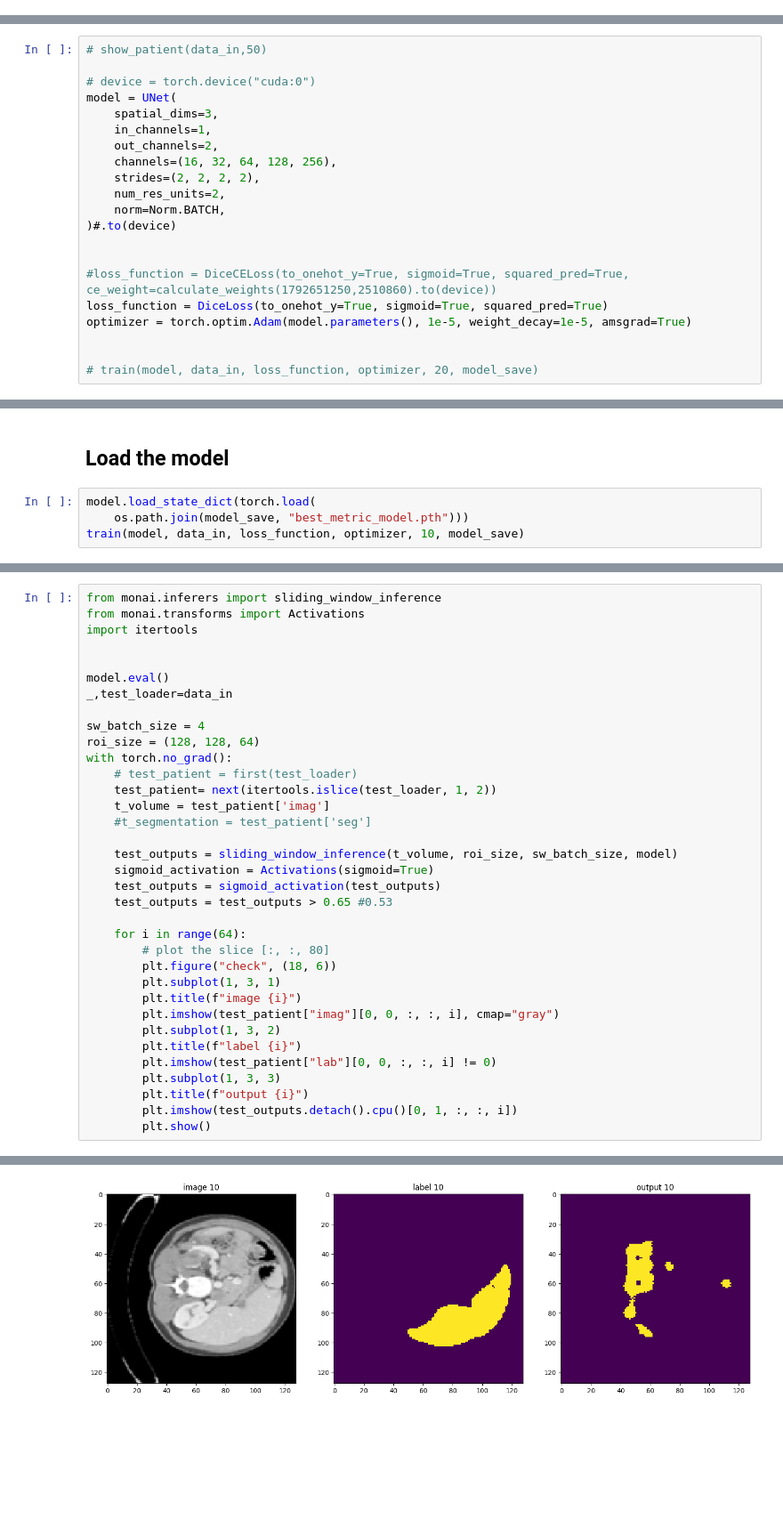
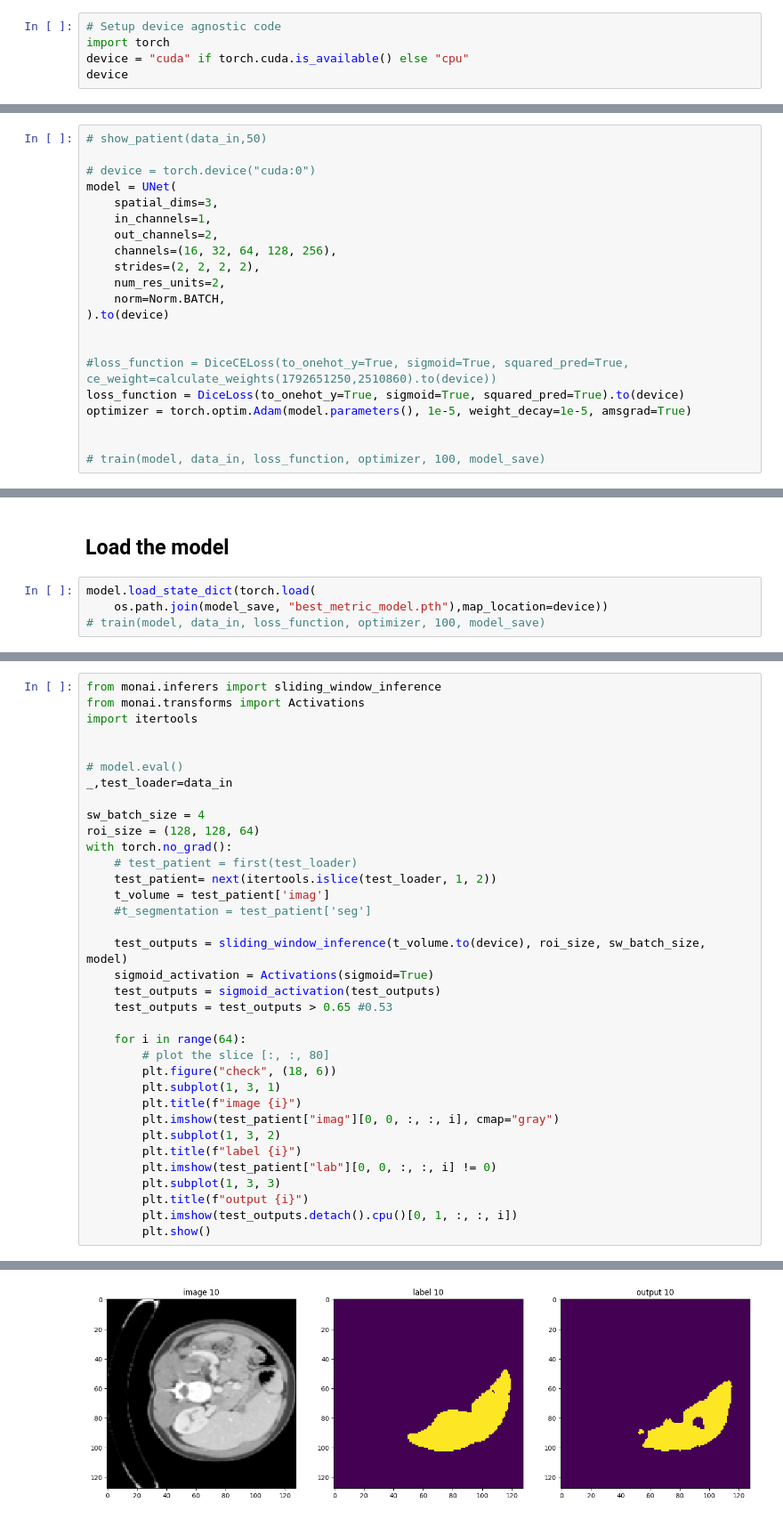
Before and after one commit to Bikash9841/Liver-Segmentation-On-MRI-Images-Using-Monai, a Jupyter notebook: Liver_Segmentation_On_MRI_Images_using_Monai.ipynb, the cells around one changed output, grey strips where cells are left out. Shown at 89% size. Drawn from its saved outputs; the diff is of its cells as text; blank space fills up the shorter version.

```diff
--- a/Liver_Segmentation_On_MRI_Images_using_Monai.ipynb
+++ b/Liver_Segmentation_On_MRI_Images_using_Monai.ipynb
@@ -21,3 +21,8 @@ Requirement already satisfied: packaging>=17.0 in /usr/local/lib/python3.10/dist
 Requirement already satisfied: setuptools in /usr/local/lib/python3.10/dist-packages (from nibabel->dicom2nifti) (67.7.2)
 Installing collected packages: python-gdcm, pydicom, dicom2nifti
 Successfully installed dicom2nifti-2.4.10 pydicom-2.4.4 python-gdcm-3.0.23.1
+# %%
+# Setup device agnostic code
+import torch
+device = "cuda" if torch.cuda.is_available() else "cpu"
+device
@@ -388,15 +399,15 @@ model = UNet(
     strides=(2, 2, 2, 2),
     num_res_units=2,
     norm=Norm.BATCH,
-)#.to(device)
+).to(device)
 
 
 #loss_function = DiceCELoss(to_onehot_y=True, sigmoid=True, squared_pred=True, ce_weight=calculate_weights(1792651250,2510860).to(device))
-loss_function = DiceLoss(to_onehot_y=True, sigmoid=True, squared_pred=True)
+loss_function = DiceLoss(to_onehot_y=True, sigmoid=True, squared_pred=True).to(device)
 optimizer = torch.optim.Adam(model.parameters(), 1e-5, weight_decay=1e-5, amsgrad=True)
 
 
-# train(model, data_in, loss_function, optimizer, 20, model_save)
+# train(model, data_in, loss_function, optimizer, 100, model_save)
 # %%
 train_loss = np.load(os.path.join(model_save, 'loss_train.npy'))
 train_metric = np.load(os.path.join(model_save, 'metric_train.npy'))
@@ -440,6 +451,6 @@ plt.show()
 ## Load the model
 # %%
 model.load_state_dict(torch.load(
-    os.path.join(model_save, "best_metric_model.pth")))
-train(model, data_in, loss_function, optimizer, 10, model_save)
+    os.path.join(model_save, "best_metric_model.pth"),map_location=device))
+# train(model, data_in, loss_function, optimizer, 100, model_save)
 # %% [output]
@@ -466,7 +461,7 @@ from monai.transforms import Activations
 import itertools
 
 
-model.eval()
+# model.eval()
 _,test_loader=data_in
 
 sw_batch_size = 4
@@ -477,7 +472,7 @@ with torch.no_grad():
     t_volume = test_patient['imag']
     #t_segmentation = test_patient['seg']
 
-    test_outputs = sliding_window_inference(t_volume, roi_size, sw_batch_size, model)
+    test_outputs = sliding_window_inference(t_volume.to(device), roi_size, sw_batch_size, model)
     sigmoid_activation = Activations(sigmoid=True)
     test_outputs = sigmoid_activation(test_outputs)
     test_outputs = test_outputs > 0.65 #0.53
@@ -509 +504 @@ with torch.no_grad():
-[figure, old version]
+[figure, new version]
```
Also changed, not shown: parts of 7 cells of this notebook.
